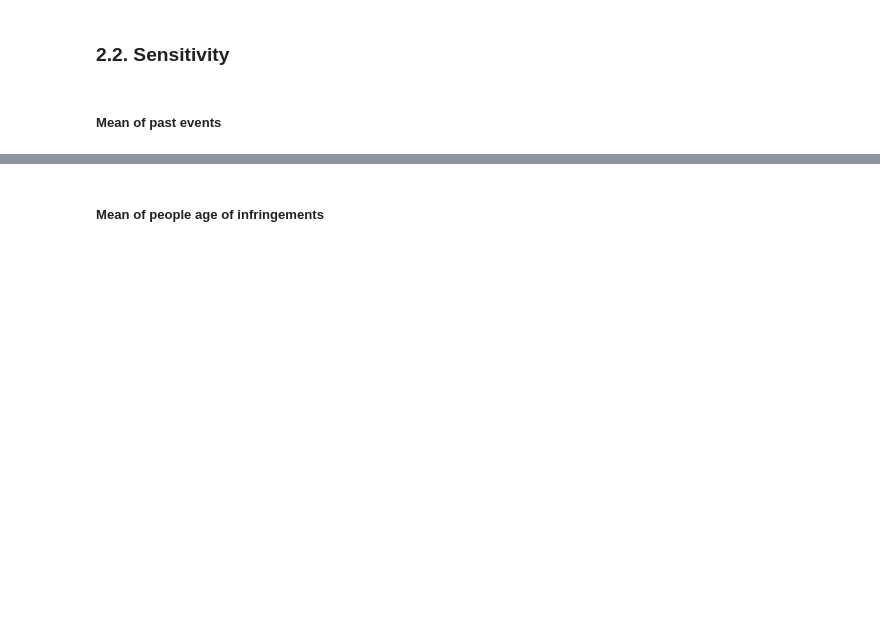
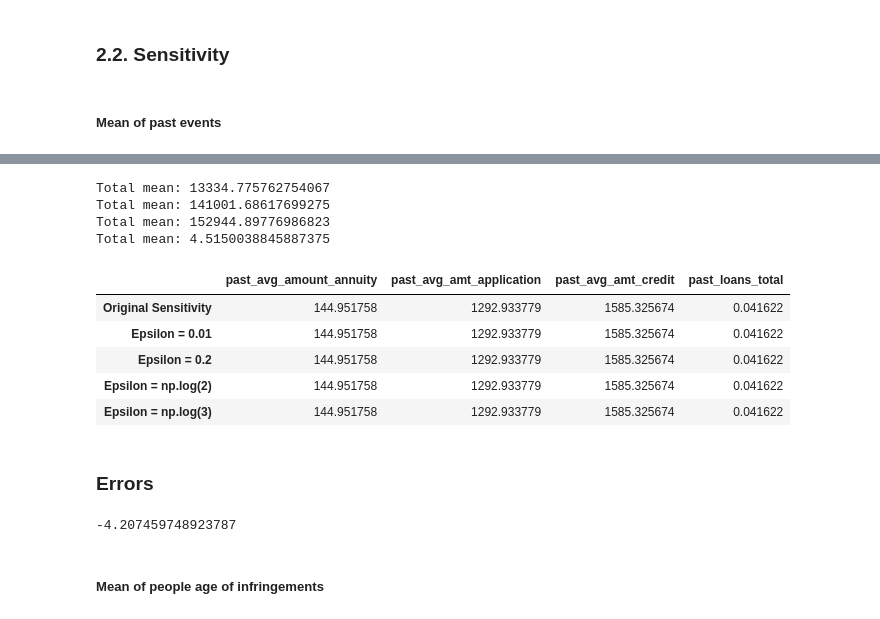
Before and after one commit to patii01/SP-Project, a Jupyter notebook: Assignment 2/SP_Assignment2.ipynb, the cells around one changed output, grey strips where cells are left out. Drawn from its saved outputs; the diff is of its cells as text; code cells hidden in the pictures; blank space fills up the shorter version.

```diff
--- a/Assignment 2/SP_Assignment2.ipynb
+++ b/Assignment 2/SP_Assignment2.ipynb
@@ -87,0 +131,15 @@ KeyboardInterrupt:
+# %%
+noise_annuity_02= add_laplace_noise(colunas['past_avg_amount_annuity'], s_annuity, 0.2)
+s_annuity_02 = sensitivity_mean(noise_annuity_02)
+
+noise_application_02 = add_laplace_noise(colunas['past_avg_amt_application'], s_application, 0.2)
+s_application_02 = sensitivity_mean(noise_application_02)
+
+noise_credit_02= add_laplace_noise(colunas['past_avg_amt_credit'], s_credit, 0.2)
+s_credit_02 = sensitivity_mean(noise_credit_02)
+
+noise_loans_02 = add_laplace_noise(colunas['past_loans_total'], s_loans, 0.2)
+s_loans_02 = sensitivity_mean(noise_loans_02)
+
+df_sensitivity.loc["Epsilon = 0.2"] = [s_annuity_02, s_application_02, s_credit_02, s_loans_02]
+display(df_sensitivity)
@@ -87,0 +155,15 @@ KeyboardInterrupt:
+# %%
+noise_annuity_log2 = add_laplace_noise(colunas['past_avg_amount_annuity'], s_annuity, np.log(2))
+s_annuity_log2 = sensitivity_mean(noise_annuity_log2)
+
+noise_application_log2 = add_laplace_noise(colunas['past_avg_amt_application'], s_application, np.log(2))
+s_application_log2 = sensitivity_mean(noise_application_log2)
+
+noise_credit_log2 = add_laplace_noise(colunas['past_avg_amt_credit'], s_credit, np.log(2))
+s_credit_log2 = sensitivity_mean(noise_credit_log2)
+
+noise_loans_log2 = add_laplace_noise(colunas['past_loans_total'], s_loans, np.log(2))
+s_loans_log2 = sensitivity_mean(noise_loans_log2)
+
+df_sensitivity.loc["Epsilon = np.log(2)"] = [s_annuity_log2, s_application_log2, s_credit_log2, s_loans_log2]
+display(df_sensitivity)
@@ -88,3 +180,37 @@ KeyboardInterrupt:
+# %%
+noise_annuity_log3 = add_laplace_noise(colunas['past_avg_amount_annuity'], s_annuity, np.log(3))
+s_annuity_log3 = sensitivity_mean(noise_annuity_log3)
+
+noise_application_log3 = add_laplace_noise(colunas['past_avg_amt_application'], s_application, np.log(3))
+s_application_log3 = sensitivity_mean(noise_application_log3)
+
+noise_credit_log3 = add_laplace_noise(colunas['past_avg_amt_credit'], s_credit, np.log(3))
+s_credit_log3 = sensitivity_mean(noise_credit_log3)
+
+noise_loans_log3 = add_laplace_noise(colunas['past_loans_total'], s_loans, np.log(3))
+s_loans_log3 = sensitivity_mean(noise_loans_log3)
+
+df_sensitivity.loc["Epsilon = np.log(3)"] = [s_annuity_log3, s_application_log3, s_credit_log3, s_loans_log3]
+display(df_sensitivity)
+# %% [output]
+Total mean: 13334.775762754067
+Total mean: 141001.68617699275
+Total mean: 152944.89776986823
+Total mean: 4.5150038845887375
+|  | past_avg_amount_annuity | past_avg_amt_application | past_avg_amt_credit | past_loans_total |
+| Original Sensitivity | 144.951758 | 1292.933779 | 1585.325674 | 0.041622 |
+| Epsilon = 0.01 | 144.951758 | 1292.933779 | 1585.325674 | 0.041622 |
+| Epsilon = 0.2 | 144.951758 | 1292.933779 | 1585.325674 | 0.041622 |
+| Epsilon = np.log(2) | 144.951758 | 1292.933779 | 1585.325674 | 0.041622 |
+| Epsilon = np.log(3) | 144.951758 | 1292.933779 | 1585.325674 | 0.041622 |
+# %% [markdown]
+### Errors
+# %%
+orig_mean = colunas['past_avg_amount_annuity'].mean()
+noise_mean = noise_annuity.mean()
+print(percentage_error(orig_mean, noise_mean))
+# %% [output]
+-4.207459748923787
 # %% [markdown]
 ##### Mean of people age of infringements
 # %%
```
Also changed, not shown: parts of 12 cells of this notebook.
